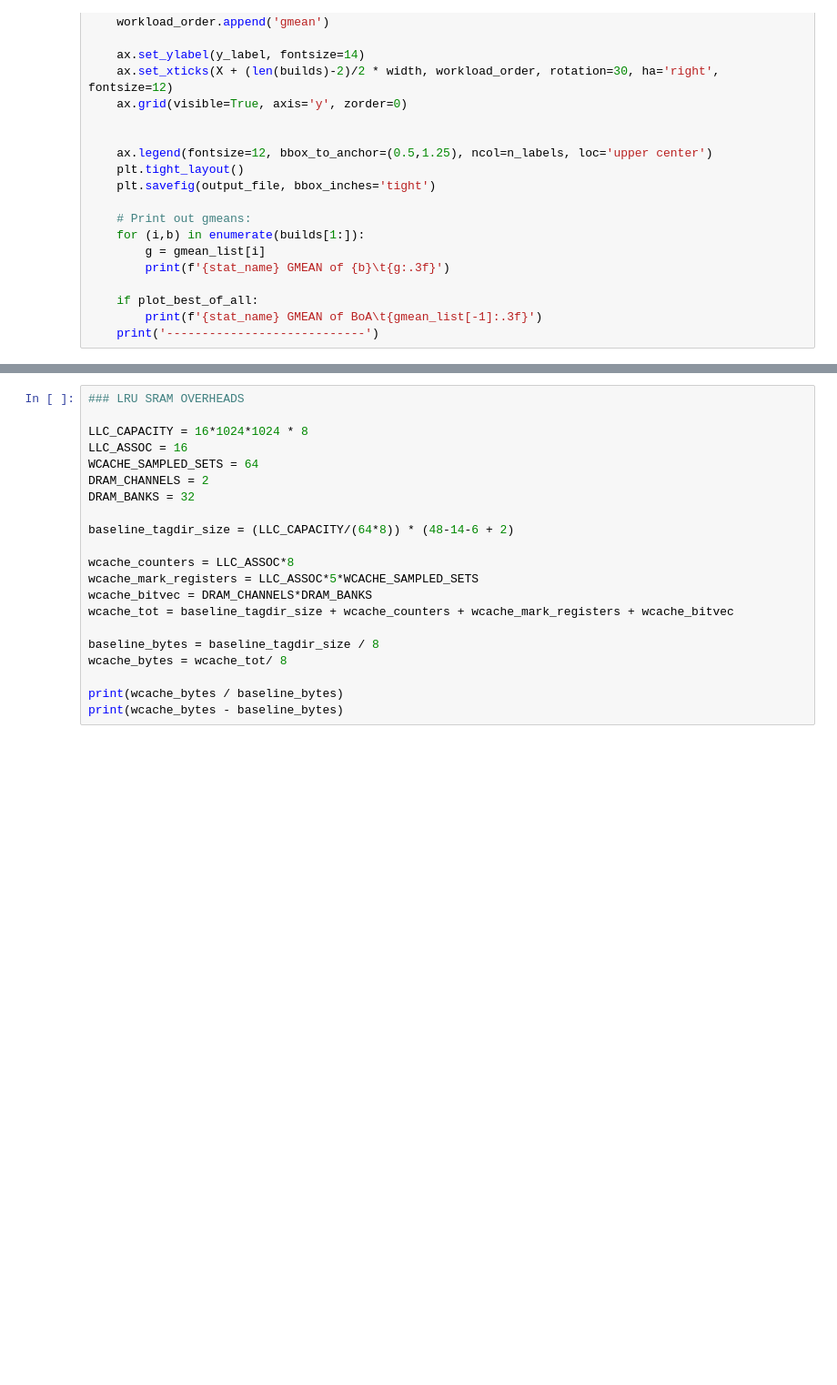
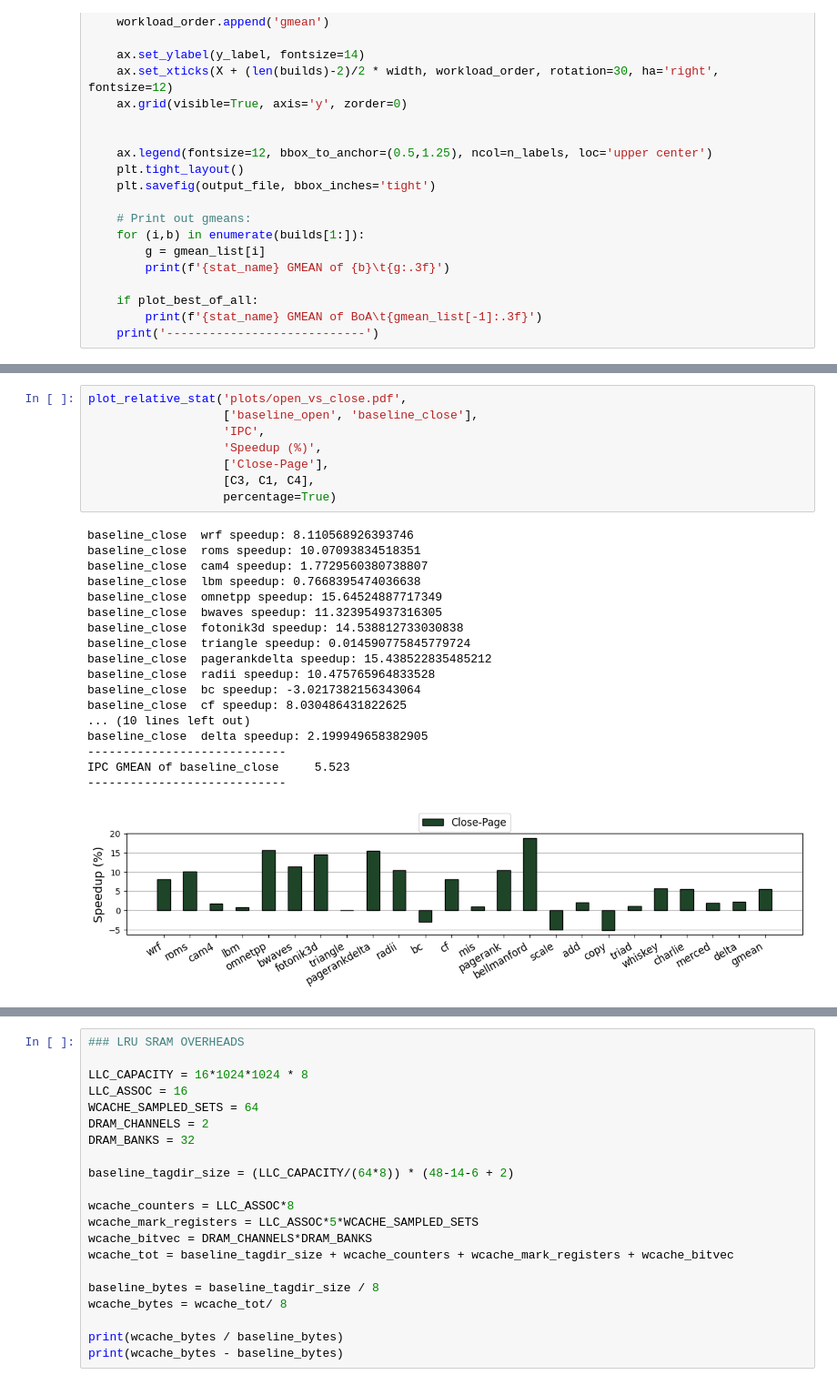
Before and after one commit to panzerox123/champsim-bard, a Jupyter notebook: data/wcache.ipynb, the cells around one changed output, grey strips where cells are left out. Shown: that part at 91% size. Saved outputs shown, nothing was run; the diff lists cells and outputs as text; blank space fills up the shorter version.

```diff
--- a/data/wcache.ipynb
+++ b/data/wcache.ipynb
@@ -157,0 +185,27 @@ IPC GMEAN of BoA        1.218
+# %%
+plot_relative_stat('plots/open_vs_close.pdf',
+                   ['baseline_open', 'baseline_close'],
+                   'IPC',
+                   'Speedup (%)',
+                   ['Close-Page'],
+                   [C3, C1, C4],
+                   percentage=True)
+# %% [output]
+baseline_close  wrf speedup: 8.110568926393746
+baseline_close  roms speedup: 10.07093834518351
+baseline_close  cam4 speedup: 1.7729560380738807
+baseline_close  lbm speedup: 0.7668395474036638
+baseline_close  omnetpp speedup: 15.64524887717349
+baseline_close  bwaves speedup: 11.323954937316305
+baseline_close  fotonik3d speedup: 14.538812733030838
+baseline_close  triangle speedup: 0.014590775845779724
+baseline_close  pagerankdelta speedup: 15.438522835485212
+baseline_close  radii speedup: 10.475765964833528
+baseline_close  bc speedup: -3.0217382156343064
+baseline_close  cf speedup: 8.030486431822625
+... (10 lines left out)
+baseline_close  delta speedup: 2.199949658382905
+----------------------------
+IPC GMEAN of baseline_close     5.523
+----------------------------
+[figure, added]
```
Also changed, not shown: parts of 4 cells of this notebook, 15 other files.
